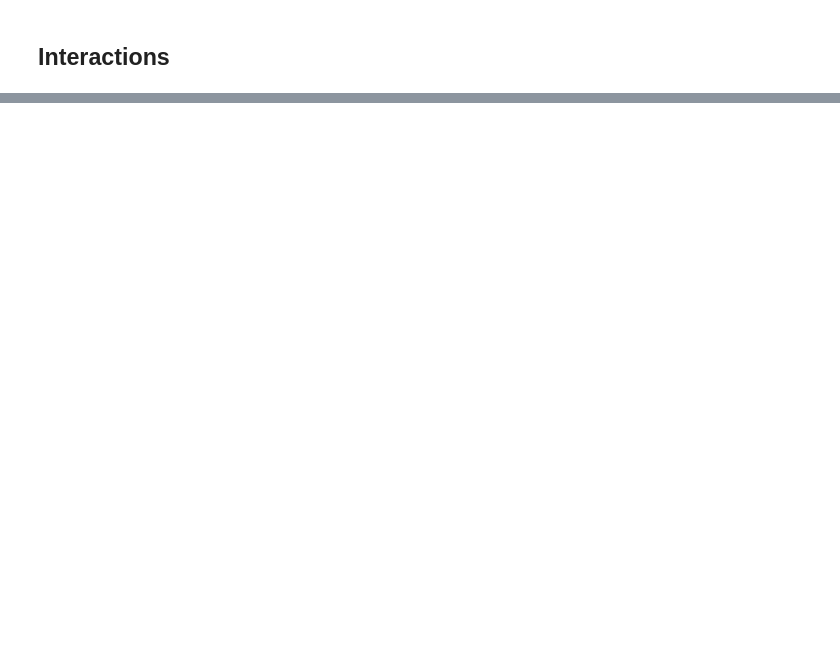
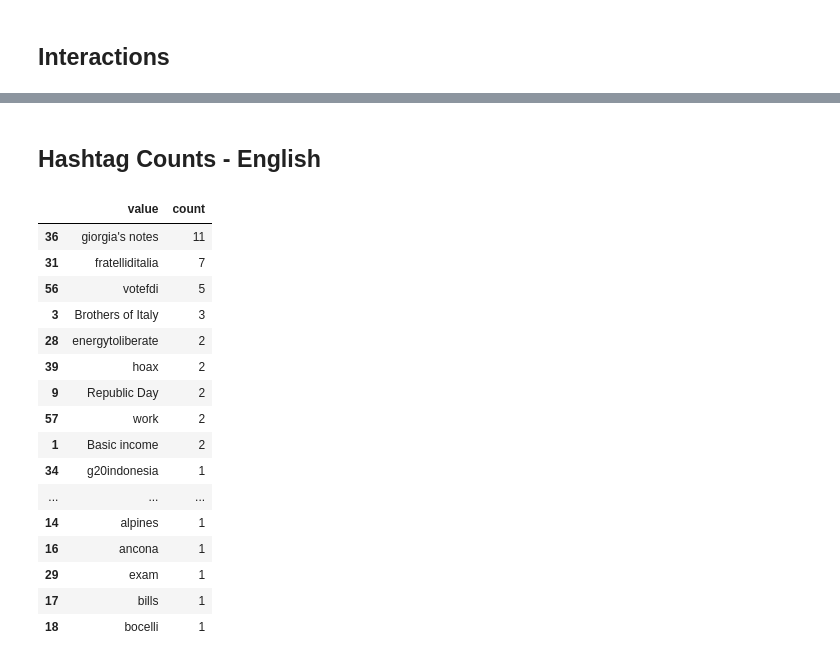
Before and after one commit to frasercrichton/investigation-influence-industry-italy, a Jupyter notebook: analysis/TickTokAnalysis.ipynb, the cells around one changed output, grey strips where cells are left out. Drawn from its saved outputs; the diff is of its cells as text; code cells hidden in the pictures; blank space fills up the shorter version.

Commit message:
feat: hashtag analysis.

```diff
--- a/analysis/TickTokAnalysis.ipynb
+++ b/analysis/TickTokAnalysis.ipynb
@@ -111,0 +145,33 @@ Name: playCount, Length: 204, dtype: int64
+# %% [markdown]
+## Hashtag Counts - English
+# %%
+df = videos_df[['textExtra', 'textExtra_en']].dropna()
+df['textExtra_en'] = df['textExtra_en'].str.split(',')
+
+df_en = pd.DataFrame(df['textExtra_en'].tolist()).fillna('').add_prefix('textExtra_en_')
+df_en.replace('', None, inplace=True)
+df_en = df_en.melt()
+df_en.replace('', None, inplace=True)
+df_en.dropna(inplace=True)
+df_en['value'] = df_en['value'].str.strip()
+df_en = df_en.groupby('value')['value'].count().reset_index(name='count')
+df_en = df_en.sort_values(by=['count'], ascending=False)
+df_en.head(50)
+# %% [output]
+|  | value | count |
+| 36 | giorgia's notes | 11 |
+| 31 | fratelliditalia | 7 |
+| 56 | votefdi | 5 |
+| 3 | Brothers of Italy | 3 |
+| 28 | energytoliberate | 2 |
+| 39 | hoax | 2 |
+| 9 | Republic Day | 2 |
+| 57 | work | 2 |
+| 1 | Basic income | 2 |
+| 34 | g20indonesia | 1 |
+| ... | ... | ... |
+| 14 | alpines | 1 |
+| 16 | ancona | 1 |
+| 29 | exam | 1 |
+| 17 | bills | 1 |
+| 18 | bocelli | 1 |
```
Also changed, not shown: parts of 11 cells of this notebook, 5 other files.
